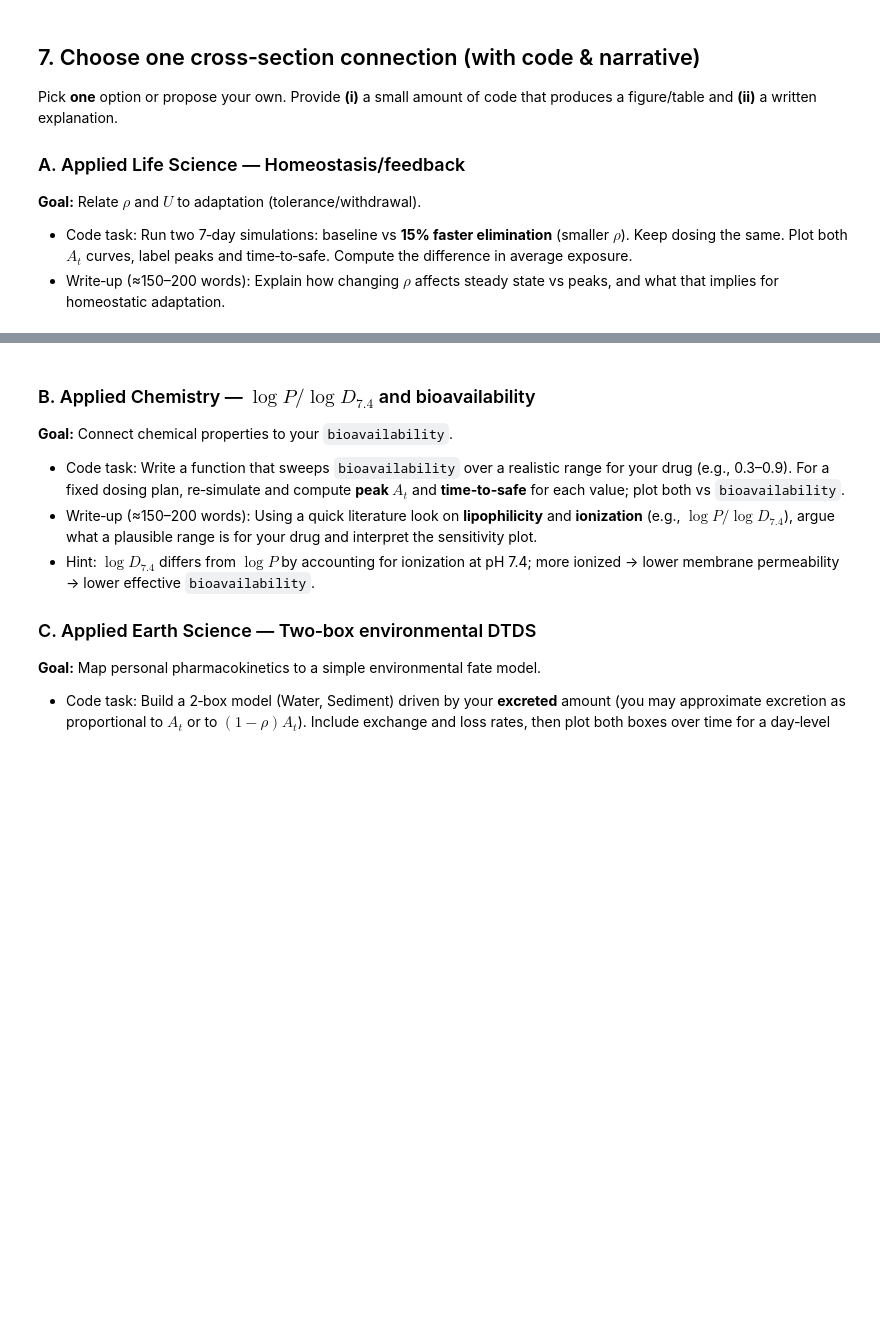
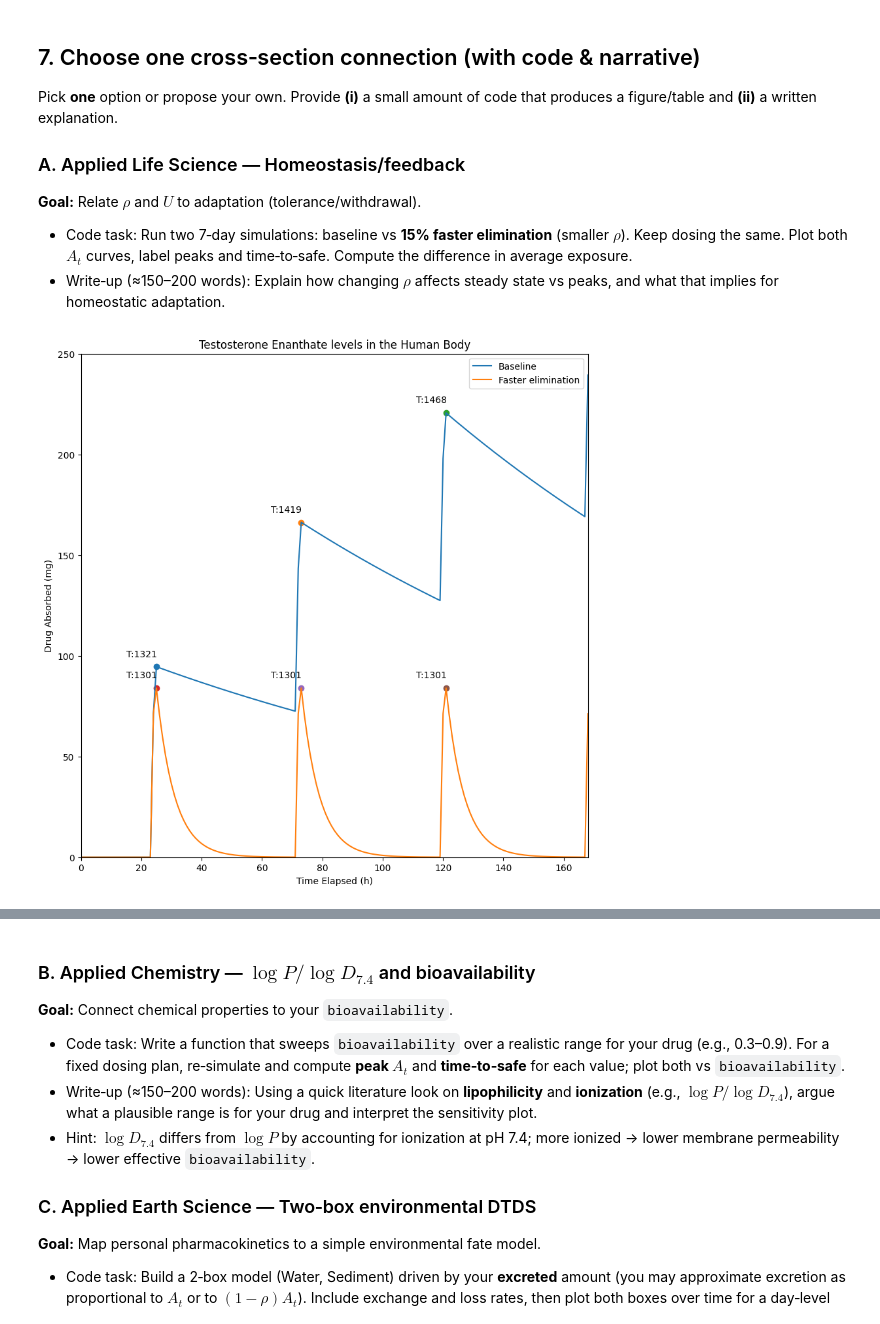
Before and after one commit to DanielCao-7/RP2-AAS-Python-Workbook, a Jupyter notebook: RP 2 - Discrete-Time Dynamical Systems - AAS.ipynb, the cells around one changed output, grey strips where cells are left out. Drawn from its saved outputs; the diff is of its cells as text; code cells hidden in the pictures; blank space fills up the shorter version.

```diff
--- a/RP 2 - Discrete-Time Dynamical Systems - AAS.ipynb
+++ b/RP 2 - Discrete-Time Dynamical Systems - AAS.ipynb
@@ -515,3 +515,41 @@ Pick **one** option or propose your own. Provide **(i)** a small amount of code
 **Goal:** Relate $\rho$ and $U$ to adaptation (tolerance/withdrawal).
 - Code task: Run two 7‑day simulations: baseline vs **15% faster elimination** (smaller $\rho$). Keep dosing the same. Plot both $A_t$ curves, label peaks and time‑to‑safe. Compute the difference in average exposure.
 - Write‑up (≈150–200 words): Explain how changing $\rho$ affects steady state vs peaks, and what that implies for homeostatic adaptation.
+# %%
+plt.figure(figsize=(10,10))
+for b in range(0,2):
+    if b == 0:
+        Title = "Baseline"
+        scale = 1
+    else:
+        Title = "Faster elimination"
+        scale = 0.85
+    bioavail = 0.95
+    T_end = 168
+    interval = 48
+    amount = 100.0
+    scenario1 = [(h, amount) for h in range(0, T_end + 1, interval)]
+    Dose = make_dose_sequence(T_end, scenario1)
+    Ut = apply_absorption(Dose1, 0.95, 24, 0.75)
+
+    pAt = rho_from_half_life(120) * scale
+    Dh = make_dose_sequence(T_end, scenario1)
+    Ut = apply_absorption(Dh, bioavail, 24, 0.75)
+    x, y = simulate_dtds(pAt, Ut)
+
+    for i in range(3):
+        T = 1 + 24 + i*48
+        plt.scatter (x[T], y[T])
+        A0 = y[T]      # peak
+        A_thresh = 0.0458 # threshold
+        half_life = 120
+
+        hours = time_to_threshold(A0, A_thresh, half_life)
+        plt.annotate(f"T:{round(hours)}", (x[T]-10, y[T]+5))
+    plt.plot(x, y, label=Title)
+plt.xlabel('Time Elapsed (h)'); plt.ylabel('Drug Absorbed (mg)')
+plt.xlim(0,168); plt.ylim(0,250)
+plt.title("Testosterone Enanthate levels in the Human Body"); plt.legend()
+plt.show()
+# %% [output]
+[figure, added]
```
Also changed, not shown: parts of 1 cell of this notebook.
